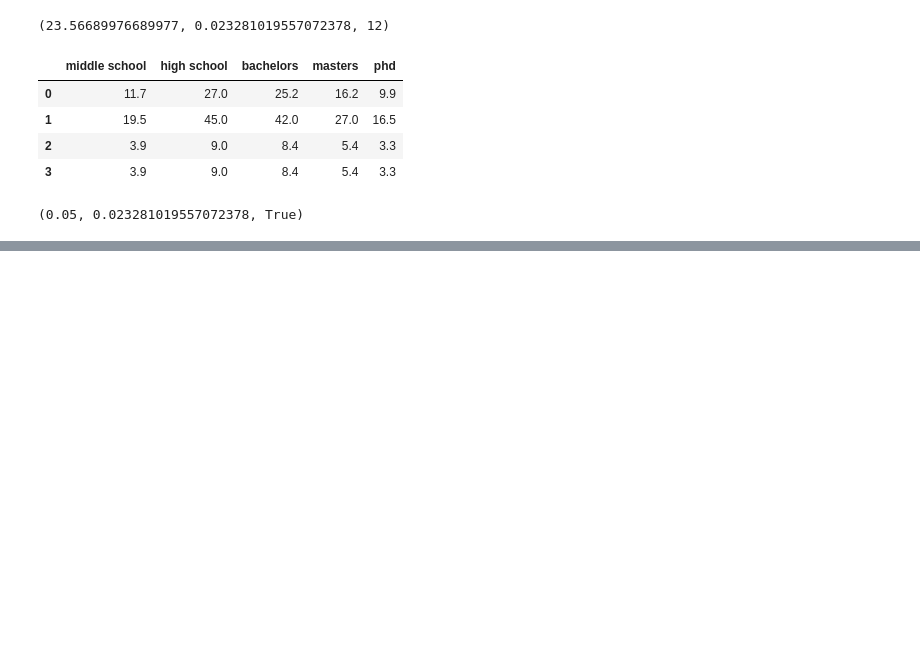
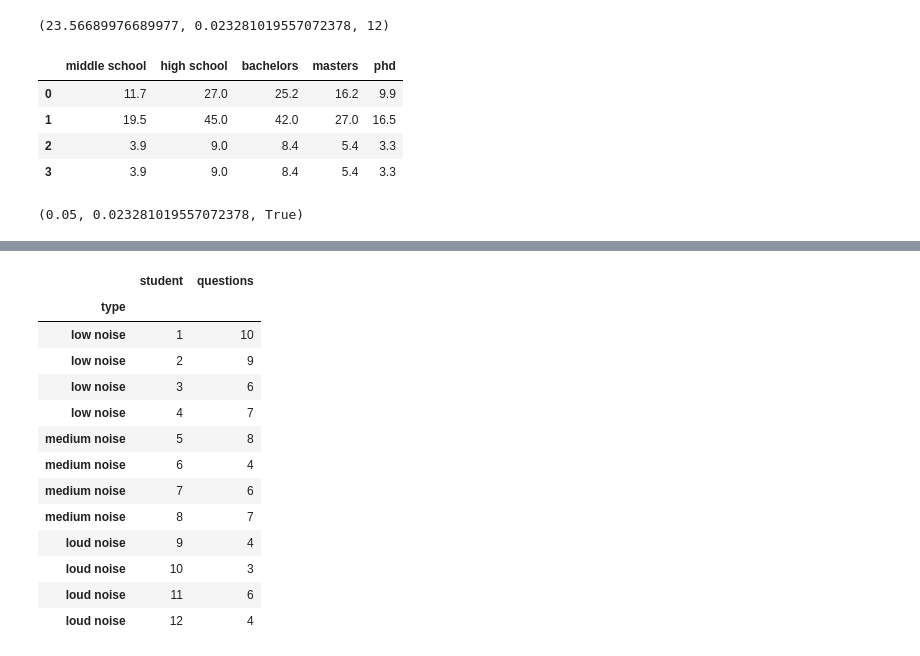
Before and after one commit to NishantBaheti/MachineLearningExploration, a Jupyter notebook: PracticalStatistics/Hypothesis.ipynb, the cells around one changed output, grey strips where cells are left out. Saved outputs shown, nothing was run; the diff lists cells and outputs as text; code cells hidden in the pictures; blank space fills up the shorter version.

```diff
--- a/PracticalStatistics/Hypothesis.ipynb
+++ b/PracticalStatistics/Hypothesis.ipynb
@@ -1098,0 +1027,46 @@ anova_lm(*args, **kwargs)
+# %%
+
+low_noise = pd.DataFrame(np.array([
+    [1, 10],
+    [2, 9],
+    [3, 6],
+    [4, 7]
+]),columns=["student","questions"])
+low_noise['type'] = 'low noise'
+
+medium_noise = pd.DataFrame(np.array([
+    [5, 8],
+    [6, 4],
+    [7, 6],
+    [8, 7]
+]),columns=["student","questions"])
+medium_noise['type'] = 'medium noise'
+
+loud_noise = pd.DataFrame(np.array([
+    [9, 4],
+    [10, 3],
+    [11, 6],
+    [12, 4]
+]),columns=["student","questions"])
+loud_noise['type'] = 'loud noise'
+# %%
+df = pd.concat((low_noise,medium_noise,loud_noise))
+
+df.set_index('type',inplace=True)
+# %%
+df
+# %% [output]
+|  | student | questions |
+| type |  |  |
+| low noise | 1 | 10 |
+| low noise | 2 | 9 |
+| low noise | 3 | 6 |
+| low noise | 4 | 7 |
+| medium noise | 5 | 8 |
+| medium noise | 6 | 4 |
+| medium noise | 7 | 6 |
+| medium noise | 8 | 7 |
+| loud noise | 9 | 4 |
+| loud noise | 10 | 3 |
+| loud noise | 11 | 6 |
+| loud noise | 12 | 4 |
```
Also changed, not shown: parts of 68 cells of this notebook, 2 other files.
